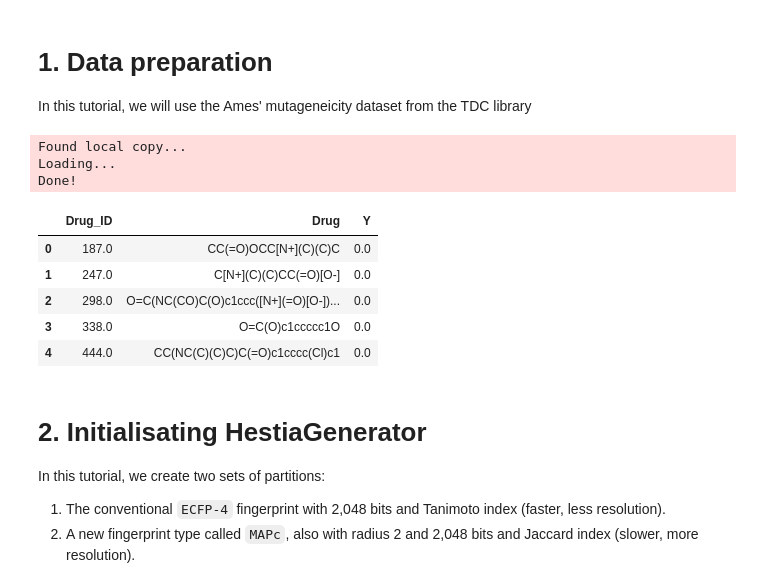
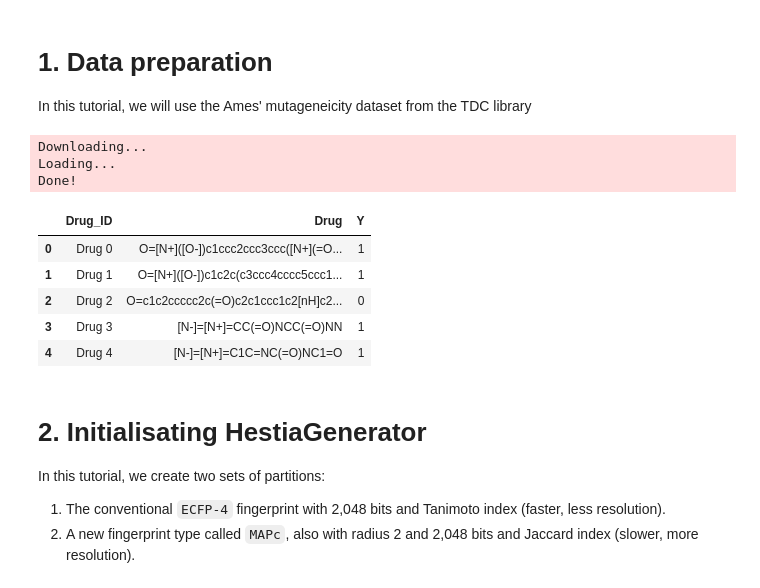
Before and after one commit to RaulFD-creator/Hestia-GOOD, a Jupyter notebook: examples/tutorial_1.ipynb, the cells around one changed output. Cells and saved outputs as stored; diff of their text form; code cells hidden in the pictures.

```diff
--- a/examples/tutorial_1.ipynb
+++ b/examples/tutorial_1.ipynb
@@ -9,20 +9,20 @@ In this tutorial, we will use the Ames' mutageneicity dataset from the TDC libra
 # %%
 import pandas as pd
 from tdc.single_pred import Tox
 
-data = Tox('dili')
-df = pd.read_csv('data/dili.tab', sep='\t')
+data = Tox('ames')
+df = pd.read_csv('data/ames.tab', sep='\t')
 df.head()
 # %% [output]
-Found local copy...
+Downloading...
 Loading...
 Done!
 |  | Drug_ID | Drug | Y |
-| 0 | 187.0 | CC(=O)OCC[N+](C)(C)C | 0.0 |
-| 1 | 247.0 | C[N+](C)(C)CC(=O)[O-] | 0.0 |
-| 2 | 298.0 | O=C(NC(CO)C(O)c1ccc([N+](=O)[O-])... | 0.0 |
-| 3 | 338.0 | O=C(O)c1ccccc1O | 0.0 |
-| 4 | 444.0 | CC(NC(C)(C)C)C(=O)c1cccc(Cl)c1 | 0.0 |
+| 0 | Drug 0 | O=[N+]([O-])c1ccc2ccc3ccc([N+](=O... | 1 |
+| 1 | Drug 1 | O=[N+]([O-])c1c2c(c3ccc4cccc5ccc1... | 1 |
+| 2 | Drug 2 | O=c1c2ccccc2c(=O)c2c1ccc1c2[nH]c2... | 0 |
+| 3 | Drug 3 | [N-]=[N+]=CC(=O)NCC(=O)NN | 1 |
+| 4 | Drug 4 | [N-]=[N+]=C1C=NC(=O)NC1=O | 1 |
 # %% [markdown]
 # 2. Initialisating HestiaGenerator
 
```
